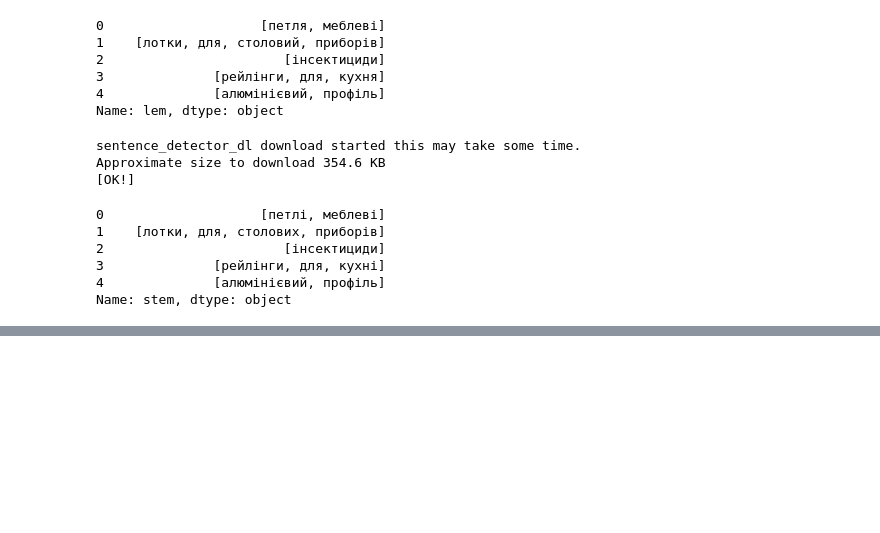
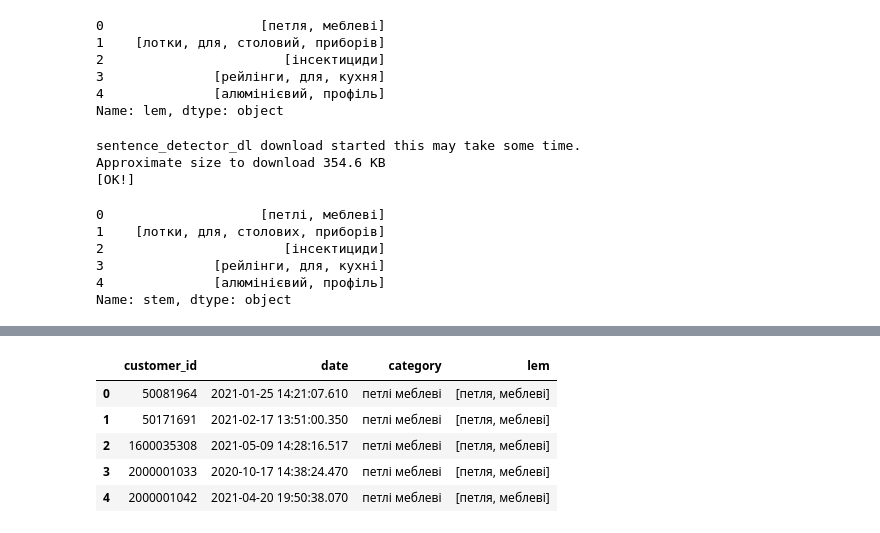
Before and after one commit to denisvivdenko/recommended-system-with-nlp, a Jupyter notebook: recommended_systems.ipynb, the cells around one changed output, grey strips where cells are left out. Cells and saved outputs as stored; diff of their text form; code cells hidden in the pictures; blank space fills up the shorter version.

```diff
--- a/recommended_systems.ipynb
+++ b/recommended_systems.ipynb
@@ -193,0 +313,9 @@ Name: lem, dtype: object
+# %%
+ndf.head()
+# %% [output]
+|  | customer_id | date | category | lem |
+| 0 | 50081964 | 2021-01-25 14:21:07.610 | петлі меблеві | [петля, меблеві] |
+| 1 | 50171691 | 2021-02-17 13:51:00.350 | петлі меблеві | [петля, меблеві] |
+| 2 | 1600035308 | 2021-05-09 14:28:16.517 | петлі меблеві | [петля, меблеві] |
+| 3 | 2000001033 | 2020-10-17 14:38:24.470 | петлі меблеві | [петля, меблеві] |
+| 4 | 2000001042 | 2021-04-20 19:50:38.070 | петлі меблеві | [петля, меблеві] |
```
Also changed, not shown: parts of 33 cells of this notebook.
